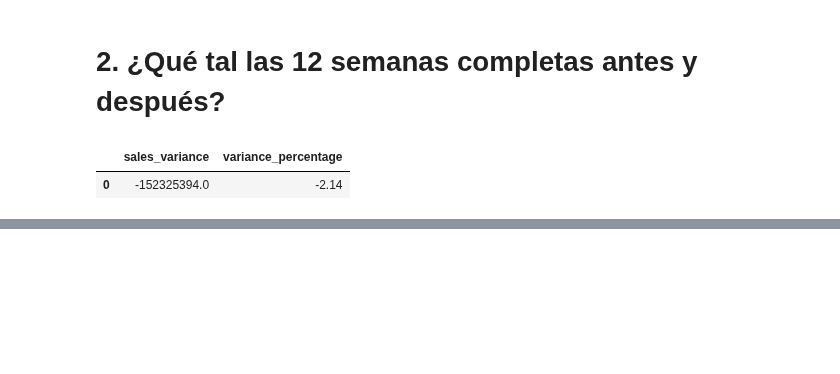
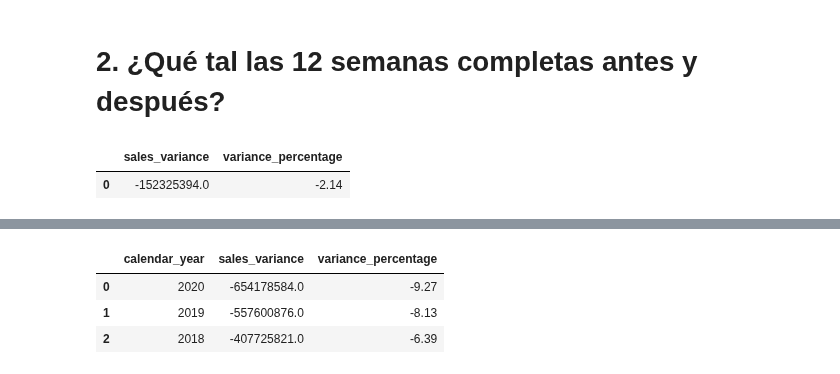
Before and after one commit to LLAES07/SQL_DESAFIO, a Jupyter notebook: Caso_5/Caso_5.ipynb, the cells around one changed output, grey strips where cells are left out. Saved outputs shown, nothing was run; the diff lists cells and outputs as text; code cells hidden in the pictures; blank space fills up the shorter version.

```diff
--- a/Caso_5/Caso_5.ipynb
+++ b/Caso_5/Caso_5.ipynb
@@ -758,0 +761,66 @@ pd.read_sql_query(query, connection)
+# %%
+query = '''
+
+WITH params AS (
+  SELECT
+    DATE '2020-06-15'         AS semana_base,
+    12                        AS w                    -- nº de semanas antes/después
+),
+
+
+numero_semanal AS (
+  SELECT
+    MIN(week_number) as minimo,
+    MAX(week_number) as maximo
+  FROM clean_weekly_sales  cw
+  JOIN params p
+    ON cw.week_date BETWEEN DATE_SUB(p.semana_base, INTERVAL p.w WEEK)
+                        AND DATE_ADD(p.semana_base, INTERVAL p.w WEEK)
+),
+
+filtrado_tabla AS (
+SELECT
+  *
+FROM
+  clean_weekly_sales
+WHERE
+  week_number BETWEEN (SELECT minimo FROM numero_semanal) AND (SELECT maximo FROM numero_semanal)
+  AND
+  calendar_year IN (2019, 2018, 2020) ),
+
+total_sales_table  AS (
+SELECT
+ calendar_year,
+ week_number,
+ SUM(sales) as total_ventas
+FROM filtrado_tabla
+GROUP BY calendar_year, week_number )
+
+, suma_por_año AS (
+  SELECT
+    calendar_year,
+    SUM(CASE
+      WHEN week_number BETWEEN 13 AND 24 THEN total_ventas ELSE 0 END) AS before_w,
+    SUM(CASE
+      WHEN week_number BETWEEN 25 AND 37 THEN total_ventas ELSE 0 END) AS after_w
+  FROM total_sales_table
+  GROUP BY
+    calendar_year
+)
+
+SELECT
+  calendar_year,
+  after_w - before_w AS sales_variance,
+  ROUND(100 *
+    (after_w - before_w)
+    / before_w,2) AS variance_percentage
+FROM suma_por_año;
+'''
+
+
+pd.read_sql_query(query, connection)
+# %% [output]
+|  | calendar_year | sales_variance | variance_percentage |
+| 0 | 2020 | -654178584.0 | -9.27 |
+| 1 | 2019 | -557600876.0 | -8.13 |
+| 2 | 2018 | -407725821.0 | -6.39 |
```
Also changed, not shown: parts of 1 cell of this notebook.
